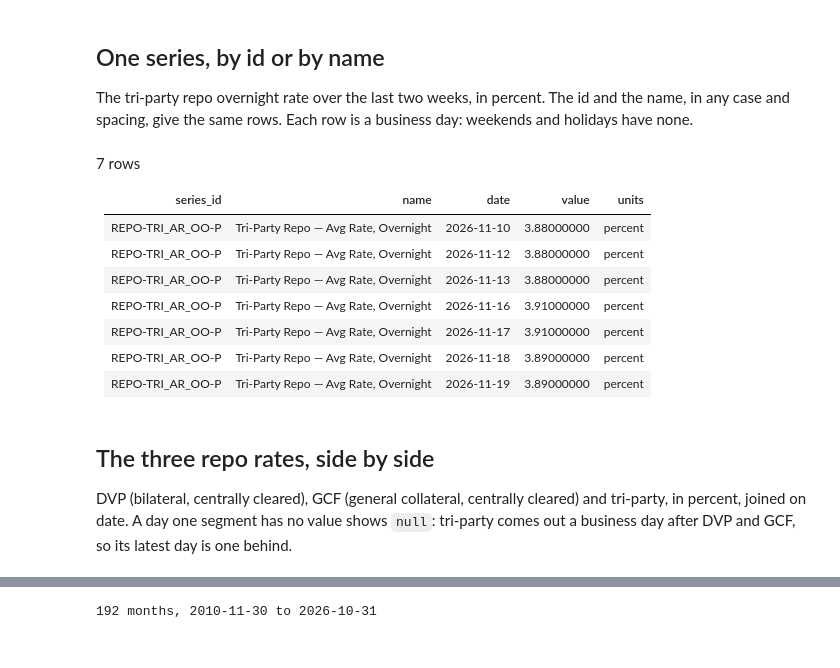
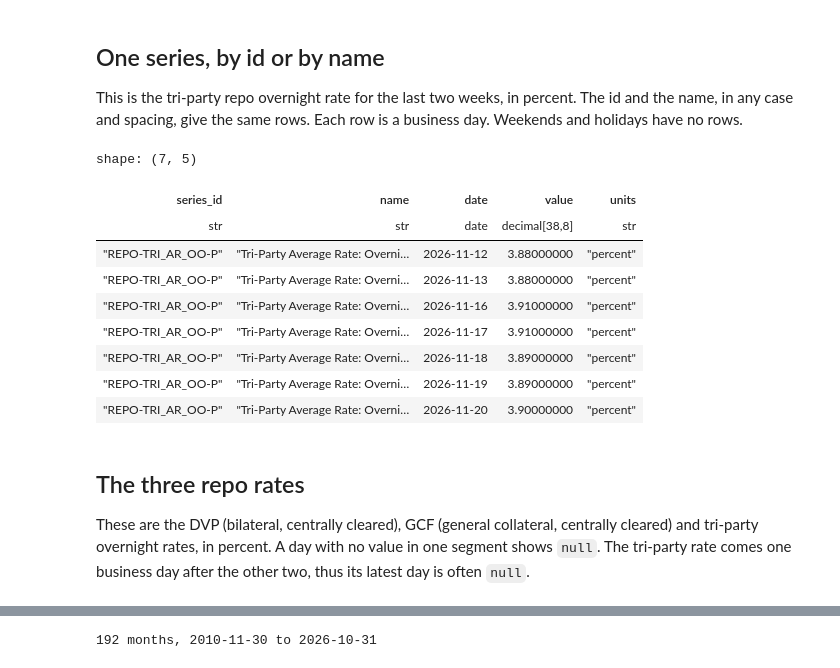
Before and after one commit to AnshArora04/arora_data, a Jupyter notebook: notebooks/function_ofr.ipynb, the cells around one changed output, grey strips where cells are left out. Drawn from its saved outputs; the diff is of its cells as text; code cells hidden in the pictures.

```diff
--- a/notebooks/function_ofr.ipynb
+++ b/notebooks/function_ofr.ipynb
@@ -48,23 +96,22 @@ REPO-TRI_TV_TOT-P|ofr/short_term_funding|Tri-Party Repo — Total Volume|USD mil
 # %% [markdown]
 ## One series, by id or by name
-The tri-party repo overnight rate over the last two weeks, in percent. The id and the name, in any case and spacing, give the same rows. Each row is a business day: weekends and holidays have none.
+This is the tri-party repo overnight rate for the last two weeks, in percent. The id and the name, in any case and spacing, give the same rows. Each row is a business day. Weekends and holidays have no rows.
 # %%
 two_weeks = today_et() - timedelta(days=14)
 assert ofr("REPO-TRI_AR_OO-P", two_weeks) == ofr("repo-tri_ar_oo-p", two_weeks) \
-    == ofr(" tri-party repo — AVG rate,  overnight ", two_weeks)
-show(ofr("REPO-TRI_AR_OO-P", two_weeks))
+    == ofr(" tri-party AVERAGE rate:  overnight/open (preliminary) ", two_weeks)
+to_df(ofr("REPO-TRI_AR_OO-P", two_weeks), OfrValue)
 # %% [output]
-7 rows
-
-series_id|name|date|value|units
----|---|---|---|---
-REPO-TRI_AR_OO-P|Tri-Party Repo — Avg Rate, Overnight|2026-11-10|3.88000000|percent
-REPO-TRI_AR_OO-P|Tri-Party Repo — Avg Rate, Overnight|2026-11-12|3.88000000|percent
-REPO-TRI_AR_OO-P|Tri-Party Repo — Avg Rate, Overnight|2026-11-13|3.88000000|percent
-REPO-TRI_AR_OO-P|Tri-Party Repo — Avg Rate, Overnight|2026-11-16|3.91000000|percent
-REPO-TRI_AR_OO-P|Tri-Party Repo — Avg Rate, Overnight|2026-11-17|3.91000000|percent
-REPO-TRI_AR_OO-P|Tri-Party Repo — Avg Rate, Overnight|2026-11-18|3.89000000|percent
-REPO-TRI_AR_OO-P|Tri-Party Repo — Avg Rate, Overnight|2026-11-19|3.89000000|percent
+shape: (7, 5)
+| series_id | name | date | value | units |
+| str | str | date | decimal[38,8] | str |
+| "REPO-TRI_AR_OO-P" | "Tri-Party Average Rate: Overni… | 2026-11-12 | 3.88000000 | "percent" |
+| "REPO-TRI_AR_OO-P" | "Tri-Party Average Rate: Overni… | 2026-11-13 | 3.88000000 | "percent" |
+| "REPO-TRI_AR_OO-P" | "Tri-Party Average Rate: Overni… | 2026-11-16 | 3.91000000 | "percent" |
+| "REPO-TRI_AR_OO-P" | "Tri-Party Average Rate: Overni… | 2026-11-17 | 3.91000000 | "percent" |
+| "REPO-TRI_AR_OO-P" | "Tri-Party Average Rate: Overni… | 2026-11-18 | 3.89000000 | "percent" |
+| "REPO-TRI_AR_OO-P" | "Tri-Party Average Rate: Overni… | 2026-11-19 | 3.89000000 | "percent" |
+| "REPO-TRI_AR_OO-P" | "Tri-Party Average Rate: Overni… | 2026-11-20 | 3.90000000 | "percent" |
 # %% [markdown]
-## The three repo rates, side by side
-DVP (bilateral, centrally cleared), GCF (general collateral, centrally cleared) and tri-party, in percent, joined on date. A day one segment has no value shows `null`: tri-party comes out a business day after DVP and GCF, so its latest day is one behind.
+## The three repo rates
+These are the DVP (bilateral, centrally cleared), GCF (general collateral, centrally cleared) and tri-party overnight rates, in percent. A day with no value in one segment shows `null`. The tri-party rate comes one business day after the other two, thus its latest day is often `null`.
```
Also changed, not shown: parts of 29 cells of this notebook, 5 other files.
